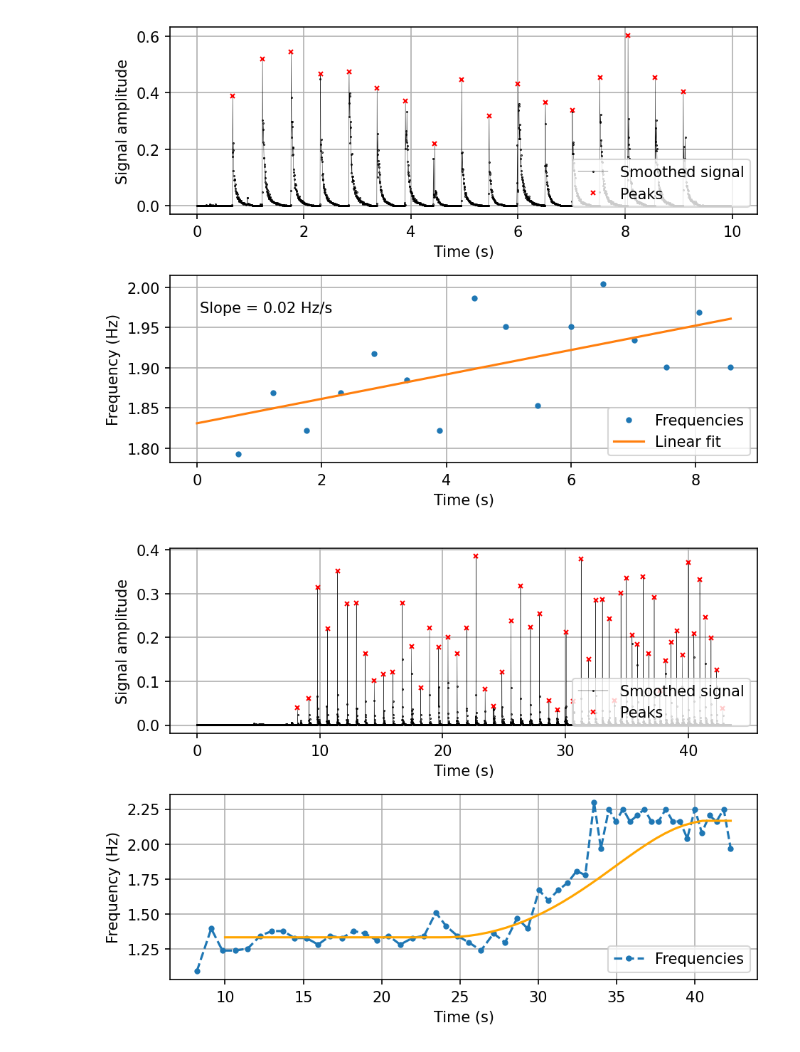
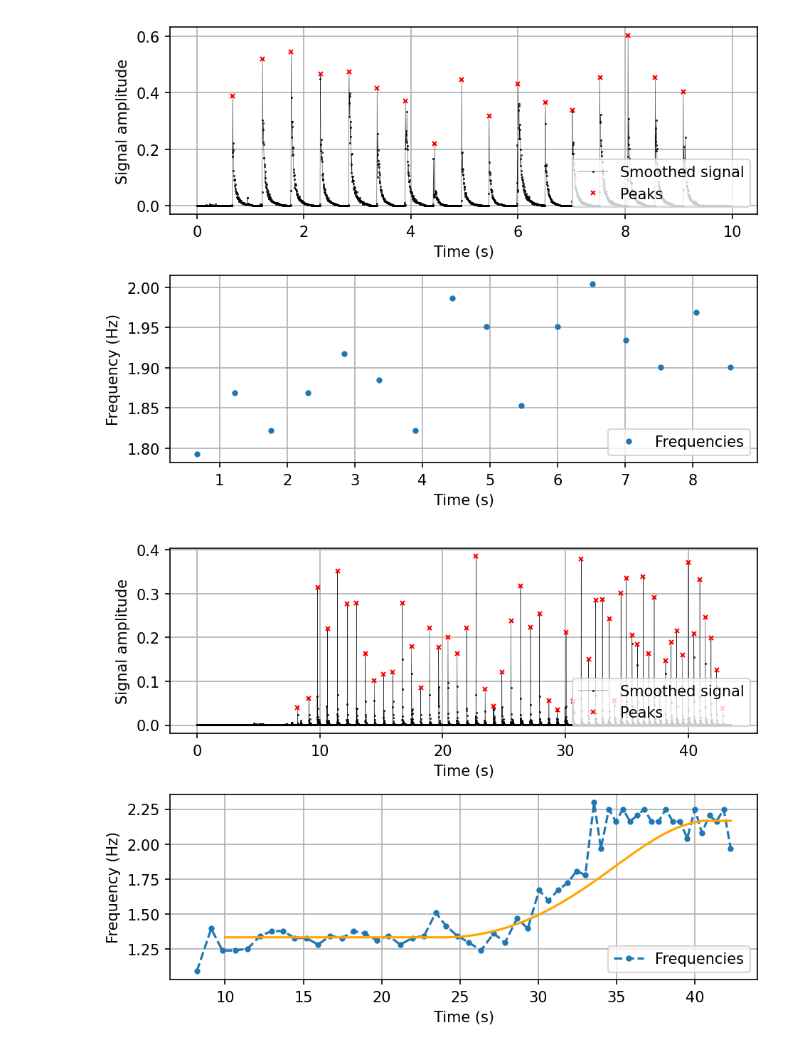
Before and after one commit to nielsdavidsen/Bachelor_2024, a Jupyter notebook: read_sound.ipynb, the cells around one changed output. Saved outputs shown, nothing was run; the diff lists cells and outputs as text; code cells hidden in the pictures.

```diff
--- a/read_sound.ipynb
+++ b/read_sound.ipynb
@@ -80,11 +80,9 @@ def data_extract(file, step=200, neigh=10, threshold=0.1):
     freq_list = 1/np.diff(peak_times)
     freq_tlist = peak_times[:-1]
 
-    fpar, fcov = curve_fit(lin_fit, freq_tlist, freq_list)
+    return time, signal, peak_times, peaks, freq_tlist, freq_list
 
-    return time, signal, peak_times, peaks, freq_tlist, freq_list, fpar, fcov
-
-
+@numba.njit(fastmath=True)
 def p_func(x_list, threshold_l, threshold_h):
 
     p = np.zeros(len(x_list))
@@ -100,35 +98,54 @@ def p_func(x_list, threshold_l, threshold_h):
     return p
 
 
+@numba.njit(fastmath=True)
 def interval_calc(bpm_i, bpm_f, p):
     c_start = 60 / bpm_i
     c_end = 60 / bpm_f
     c_i = p * c_start + (1 - p) * c_end
     return c_i
+
+@numba.njit(fastmath=True)
+def synchro(cut, ft_list_exp, f_list_exp, ft_list_met, f_list_met):
+    ### THIS ASSUMES THAT PARTICIPANTS CLAP AT THE FIRST BEEP OF THE METRONOME ###
+
+    min_val = min(f_list_met)
+    min_index = np.where(f_list_met == min_val)[0][0]
+
+
+    # Cutting off the beep sound at the start
+    f_list_met = f_list_met[min_index+1:]
+    ft_list_met = ft_list_met[min_index+1:]
+
+    # Cutting off a desired number of claps
+    ft_list_exp = ft_list_exp[cut:]
+    f_list_exp = f_list_exp[cut:]
+    ft_list_met = ft_list_met[cut:]
+    f_list_met = f_list_met[cut:]
+
+    # Synchronizing the two signals at the first data point
+    diff = ft_list_exp[0] - ft_list_met[0]
+    ft_list_exp = ft_list_exp - diff
+
+    return ft_list_exp, f_list_exp, ft_list_met, f_list_met
 # %%
-new_time, new_signal, peak_times, peaks, freq_tlist, freq_list, fpar, fcov = data_extract('trial.wav', step=200, neigh=10, threshold=0.1)
-
-x_fit = np.linspace(0, max(freq_tlist), 1000)
-y_fit = lin_fit(x_fit, *fpar)
-
+new_time, new_signal, peak_times, peaks, freq_tlist, freq_list = data_extract('trial.wav', step=200, neigh=10, threshold=0.1)
 
 fig, ax = plt.subplots(2, 1, dpi=150)
 ax[0].plot(new_time, new_signal, color='black', ls='-', marker='.', linewidth = 0.2, markersize=0.8, label='Smoothed signal')
 ax[0].plot(peak_times, peaks, color='red', ls='', marker='x', markersize=3, label='Peaks')
 ax[0].grid()
 ax[0].set_xlabel('Time (s)')
 ax[0].set_ylabel('Signal amplitude')
 ax[0].legend(loc='lower right')
 
 ax[1].plot(freq_tlist, freq_list, '.', label='Frequencies')
-ax[1].plot(x_fit, y_fit, label='Linear fit')
 ax[1].grid()
 ax[1].set_xlabel('Time (s)')
 ax[1].set_ylabel('Frequency (Hz)')
-ax[1].text(0.05, 0.8, f'Slope = {fpar[0]:.2f} Hz/s', transform=ax[1].transAxes)
 ax[1].legend(loc='lower right')
 
 fig.tight_layout()
 # %% [output]
-[figure, old version]
+[figure, new version]
 # %%
```
Also changed, not shown: parts of 5 cells of this notebook, 2 other files.
